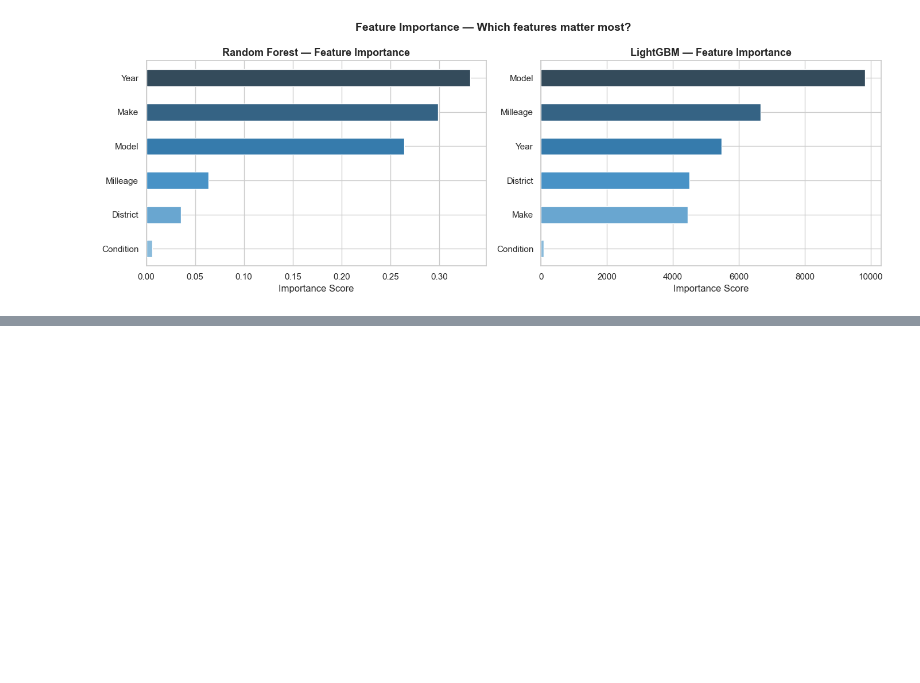
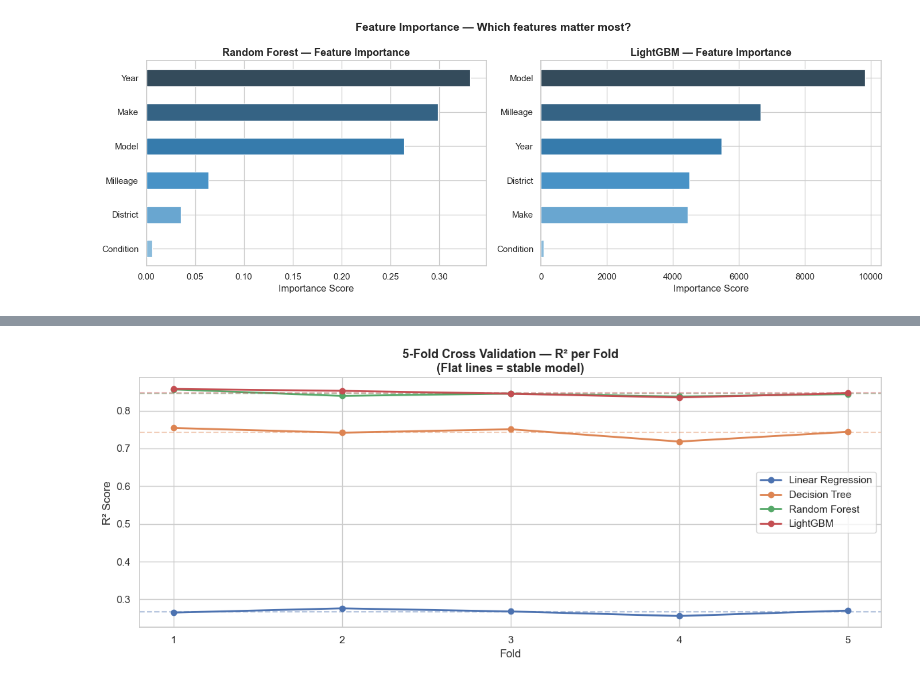
Before and after one commit to akila20040720/autoinsightcs70, a Jupyter notebook: model_training/model_testing.ipynb, the cells around one changed output, grey strips where cells are left out. Cells and saved outputs as stored; diff of their text form; code cells hidden in the pictures; blank space fills up the shorter version.

Commit message:
add 5-fold cross validation with stability check for all models

```diff
--- a/model_training/model_testing.ipynb
+++ b/model_training/model_testing.ipynb
@@ -335,3 +335,16 @@ plt.savefig('feature_importance.png', bbox_inches='tight', dpi=150)
 plt.show()
 # %% [output]
 [figure]
+# %%
+kf         = KFold(n_splits=5, shuffle=True, random_state=42)
+cv_results = {}
+
+print('Running 5-Fold Cross Validation...\n')
+print(f'{"Model":<22} {"CV R² Mean":>12} {"CV R² Std":>12} {"Stability":>12}')
+print('-' * 62)
+
+for name, r in results.items():
+    cv_scores        = cross_val_score(r['model'], X, y, cv=kf, scoring='r2', n_jobs=-1)
+    cv_results[name] = cv_scores
+    stability        = ' Stable' if cv_scores.std() < 0.05 else '⚠️  Unstable'
+    print(f"{name:<22} {cv_scores.mean():>12.4f} {cv_scores.std():>12.4f} {stability:>12}")
@@ -337,0 +360,18 @@ plt.show()
+# %%
+fig, ax = plt.subplots(figsize=(12, 5))
+colors  = ['#4C72B0','#DD8452','#55A868','#C44E52']
+
+for i, (name, scores) in enumerate(cv_results.items()):
+    ax.plot(range(1, 6), scores, marker='o', label=name, color=colors[i], lw=2)
+    ax.axhline(scores.mean(), color=colors[i], linestyle='--', alpha=0.4)
+
+ax.set_xlabel('Fold')
+ax.set_ylabel('R² Score')
+ax.set_title('5-Fold Cross Validation — R² per Fold\n(Flat lines = stable model)', fontsize=13, fontweight='bold')
+ax.legend()
+ax.set_xticks(range(1, 6))
+plt.tight_layout()
+plt.savefig('cross_validation.png', bbox_inches='tight', dpi=150)
+plt.show()
+# %% [output]
+[figure, added]
```
Also changed, not shown: parts of 1 cell of this notebook, 1 other file.
